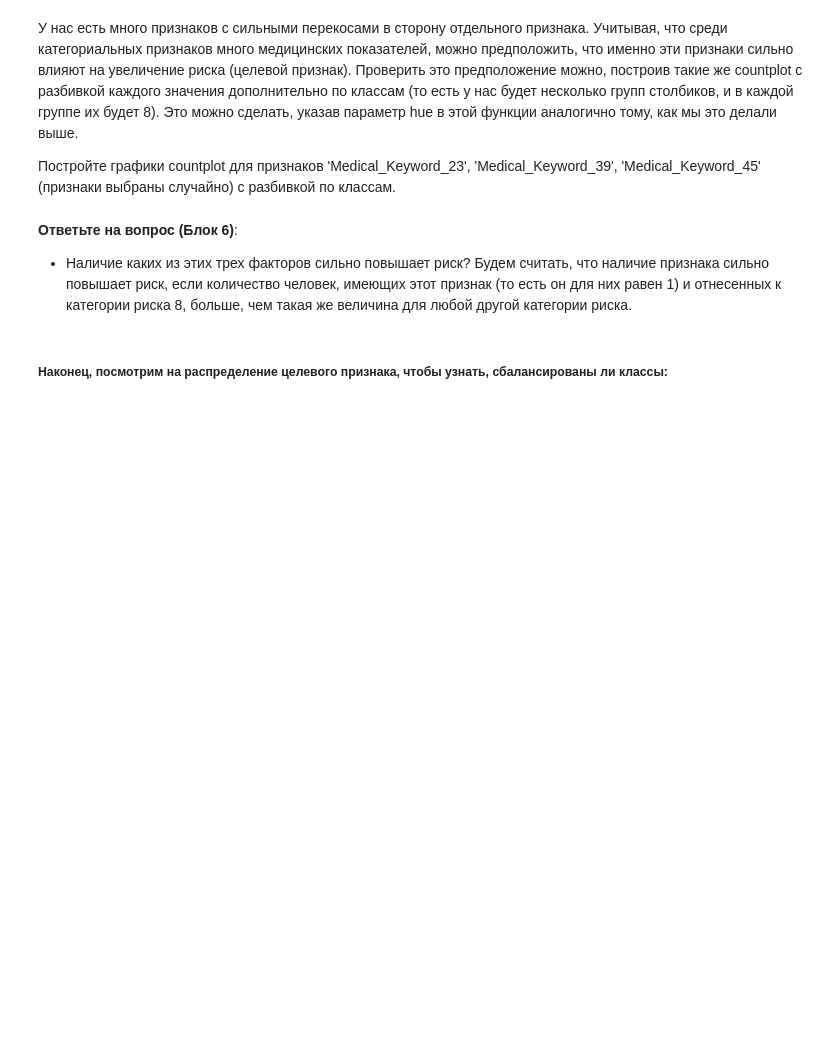
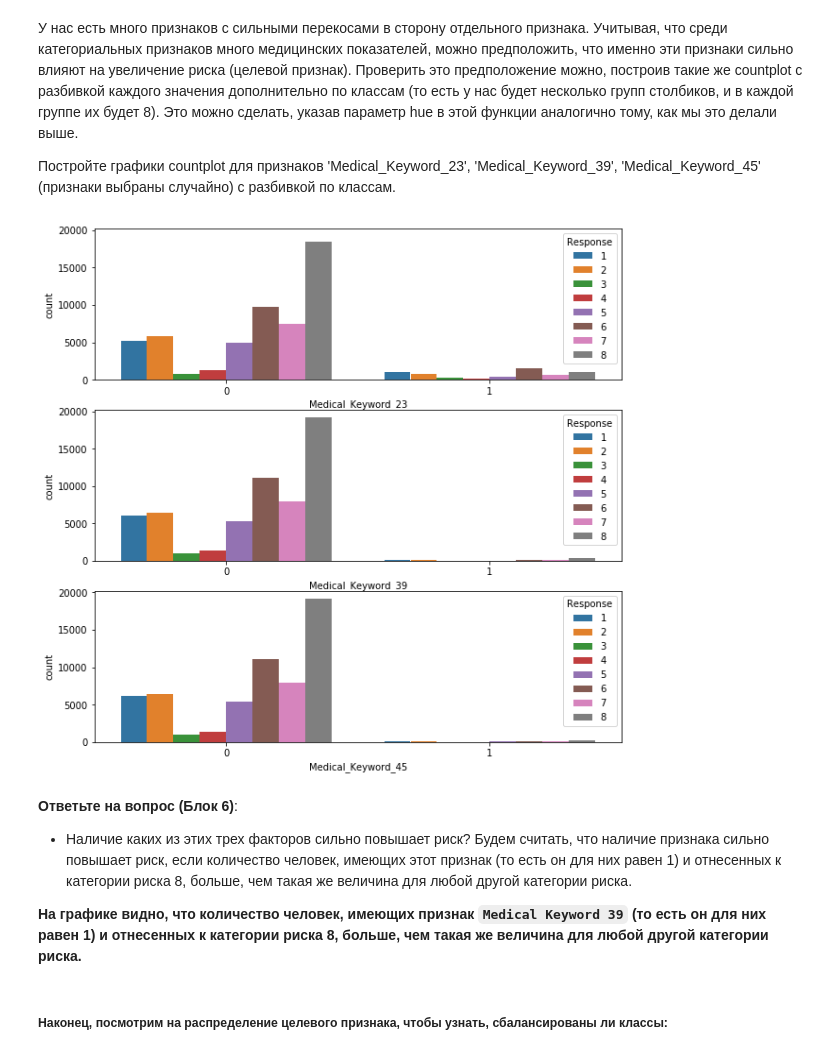
Before and after one commit to kcostya/mipt, a Jupyter notebook: unsupervised-learning/week-3/VisualizationPeerReview.ipynb, the cells around one changed output. Drawn from its saved outputs; the diff is of its cells as text; code cells hidden in the pictures; blank space fills up the shorter version.

```diff
--- a/unsupervised-learning/week-3/VisualizationPeerReview.ipynb
+++ b/unsupervised-learning/week-3/VisualizationPeerReview.ipynb
@@ -217,6 +215,15 @@ __Ответьте на вопросы (Блок 5)__:
+# %%
+fig, axes = plt.subplots(3, 1, figsize=(10, 10), sharey=True)
+seaborn.countplot('Medical_Keyword_23', data=data, hue='Response', ax=axes[0]);
+seaborn.countplot('Medical_Keyword_39', data=data, hue='Response', ax=axes[1]);
+seaborn.countplot('Medical_Keyword_45', data=data, hue='Response', ax=axes[2]);
+# %% [output]
+[figure, added]
 # %% [markdown]
 __Ответьте на вопрос (Блок 6)__:
 * Наличие каких из этих трех факторов сильно повышает риск? Будем считать, что наличие признака сильно повышает риск, если количество человек, имеющих этот признак (то есть он для них равен 1) и отнесенных к категории риска 8, больше, чем такая же величина для любой другой категории риска.
+
+**На графике видно, что количество человек, имеющих признак `Medical Keyword 39` (то есть он для них равен 1) и отнесенных к категории риска 8, больше, чем такая же величина для любой другой категории риска.**
 # %% [markdown]
 ##### Наконец, посмотрим на распределение целевого признака, чтобы узнать, сбалансированы ли классы:
 # %%
```
Also changed, not shown: parts of 5 cells of this notebook.
